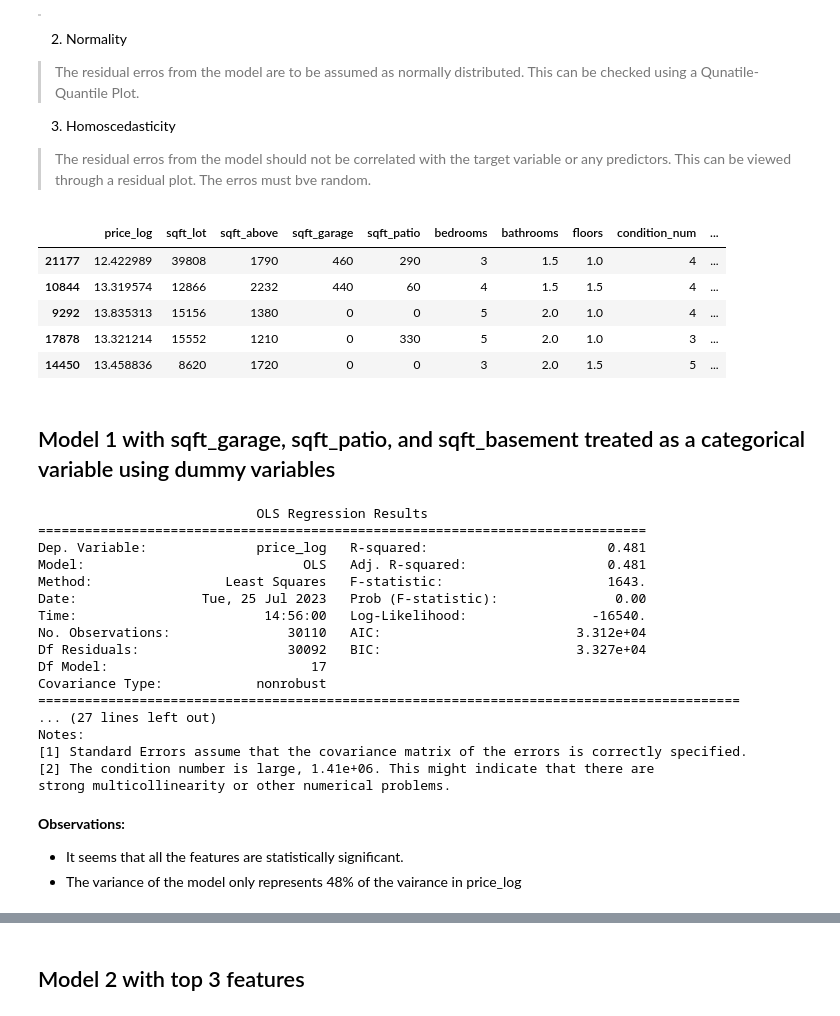
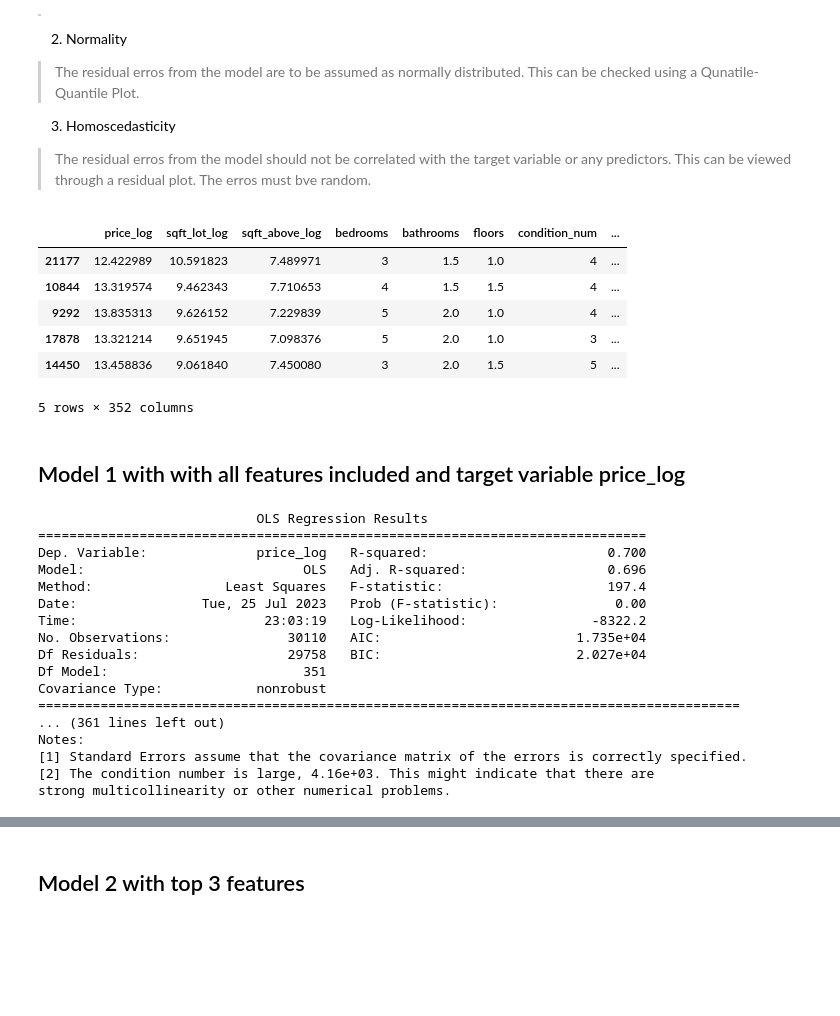
Before and after one commit to cristopher-d-delgado/Project_Linear_Regression_King_County, a Jupyter notebook: notebooks/modeling.ipynb, the cells around one changed output, grey strips where cells are left out. Saved outputs shown, nothing was run; the diff lists cells and outputs as text; code cells hidden in the pictures; blank space fills up the shorter version.

Commit message:
updated model 1

```diff
--- a/notebooks/modeling.ipynb
+++ b/notebooks/modeling.ipynb
@@ -31,14 +31,13 @@ There are 4 main assumptions for regression models:
 > The residual erros from the model should not be correlated with the target variable or any predictors. This can be viewed through a residual plot. The erros must bve random.
 # %%
 # read cleaned dataframe
-clean = pd.read_csv('../data/king_clean_df.csv', index_col=0)
+clean = pd.read_csv('../data/clean.csv', index_col=0)
 clean.head()
 # %% [output]
-|  | price_log | sqft_lot | sqft_above | sqft_garage | sqft_patio | bedrooms | bathrooms | floors | condition_num | ... |
-| 21177 | 12.422989 | 39808 | 1790 | 460 | 290 | 3 | 1.5 | 1.0 | 4 | ... |
-| 10844 | 13.319574 | 12866 | 2232 | 440 | 60 | 4 | 1.5 | 1.5 | 4 | ... |
-| 9292 | 13.835313 | 15156 | 1380 | 0 | 0 | 5 | 2.0 | 1.0 | 4 | ... |
-| 17878 | 13.321214 | 15552 | 1210 | 0 | 330 | 5 | 2.0 | 1.0 | 3 | ... |
-| 14450 | 13.458836 | 8620 | 1720 | 0 | 0 | 3 | 2.0 | 1.5 | 5 | ... |
+|  | price_log | sqft_lot_log | sqft_above_log | bedrooms | bathrooms | floors | condition_num | ... |
+| 21177 | 12.422989 | 10.591823 | 7.489971 | 3 | 1.5 | 1.0 | 4 | ... |
+| 10844 | 13.319574 | 9.462343 | 7.710653 | 4 | 1.5 | 1.5 | 4 | ... |
+| 9292 | 13.835313 | 9.626152 | 7.229839 | 5 | 2.0 | 1.0 | 4 | ... |
+| 17878 | 13.321214 | 9.651945 | 7.098376 | 5 | 2.0 | 1.0 | 3 | ... |
+| 14450 | 13.458836 | 9.061840 | 7.450080 | 3 | 2.0 | 1.5 | 5 | ... |
+5 rows × 352 columns
-# %% [markdown]
-## Model 1 with sqft_garage, sqft_patio, and sqft_basement treated as a categorical variable using dummy variables
@@ -53,26 +44,29 @@ y = clean['price_log']
+# %% [markdown]
+## Model 1 with with all features included and target variable price_log
 # %%
+# Specify the model parameters
+X = clean.drop(labels='price_log', axis=1)
+y = clean['price_log']
+
+# Create model
 model1 = sm.OLS(y, sm.add_constant(X))
 model1_results = model1.fit()
 print(model1_results.summary())
 # %% [output]
                             OLS Regression Results
 ==============================================================================
-Dep. Variable:              price_log   R-squared:                       0.481
-Model:                            OLS   Adj. R-squared:                  0.481
-Method:                 Least Squares   F-statistic:                     1643.
+Dep. Variable:              price_log   R-squared:                       0.700
+Model:                            OLS   Adj. R-squared:                  0.696
+Method:                 Least Squares   F-statistic:                     197.4
 Date:                Tue, 25 Jul 2023   Prob (F-statistic):               0.00
-Time:                        14:56:00   Log-Likelihood:                -16540.
-No. Observations:               30110   AIC:                         3.312e+04
-Df Residuals:                   30092   BIC:                         3.327e+04
-Df Model:                          17
+Time:                        23:03:19   Log-Likelihood:                -8322.2
+No. Observations:               30110   AIC:                         1.735e+04
+Df Residuals:                   29758   BIC:                         2.027e+04
+Df Model:                         351
 Covariance Type:            nonrobust
 ==========================================================================================
-... (27 lines left out)
+... (361 lines left out)
 Notes:
 [1] Standard Errors assume that the covariance matrix of the errors is correctly specified.
-[2] The condition number is large, 1.41e+06. This might indicate that there are
+[2] The condition number is large, 4.16e+03. This might indicate that there are
 strong multicollinearity or other numerical problems.
-# %% [markdown]
-**Observations:**
-* It seems that all the features are statistically significant.
-* The variance of the model only represents 48% of the vairance in price_log
```
Also changed, not shown: parts of 13 cells of this notebook.
